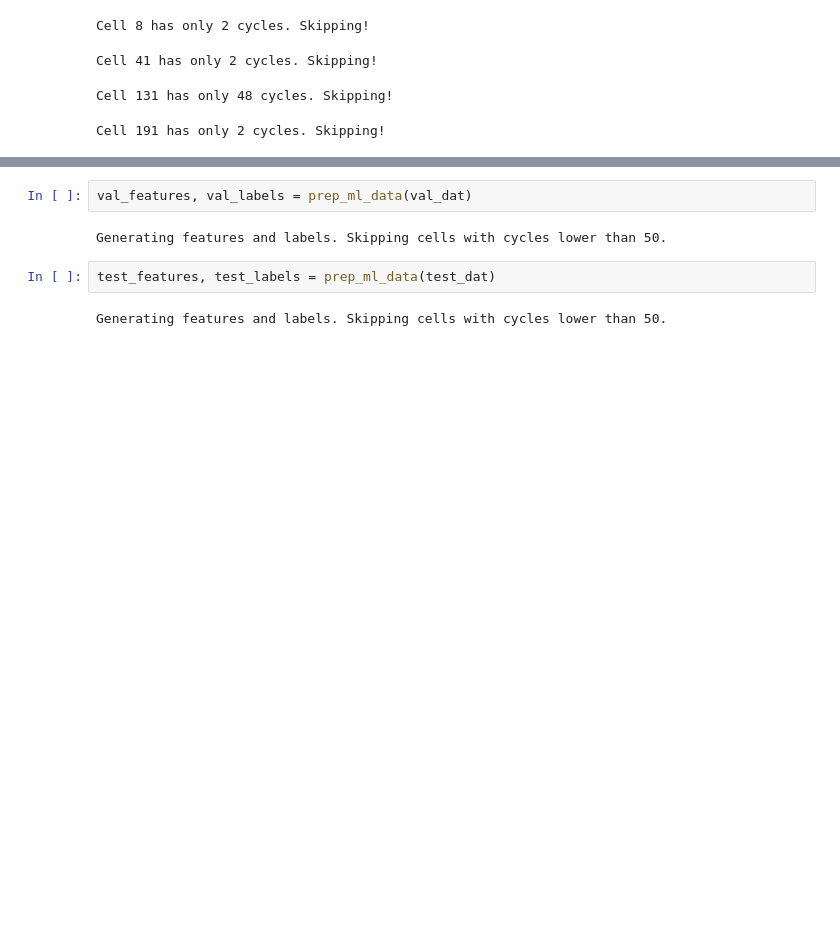
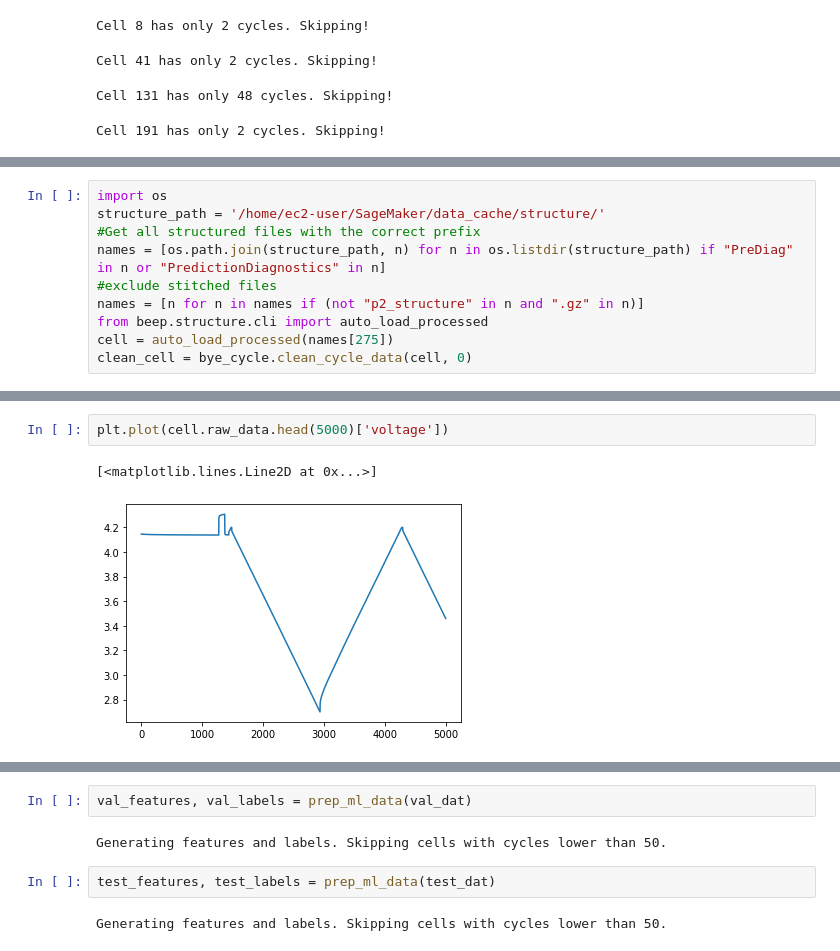
Before and after one commit to TRI-AMDD/bye-cycle, a Jupyter notebook: examples/ml_20_cycles.ipynb, the cells around one changed output, grey strips where cells are left out. Drawn from its saved outputs; the diff is of its cells as text; blank space fills up the shorter version.

```diff
--- a/examples/ml_20_cycles.ipynb
+++ b/examples/ml_20_cycles.ipynb
@@ -73,0 +112,10 @@ Cell 191 has only 2 cycles. Skipping!
+# %%
+import os
+structure_path = '/home/ec2-user/SageMaker/data_cache/structure/'
+#Get all structured files with the correct prefix
+names = [os.path.join(structure_path, n) for n in os.listdir(structure_path) if "PreDiag" in n or "PredictionDiagnostics" in n]
+#exclude stitched files
+names = [n for n in names if (not "p2_structure" in n and ".gz" in n)]
+from beep.structure.cli import auto_load_processed
+cell = auto_load_processed(names[275])
+clean_cell = bye_cycle.clean_cycle_data(cell, 0)
@@ -73,0 +139,5 @@ Cell 191 has only 2 cycles. Skipping!
+# %%
+plt.plot(cell.raw_data.head(5000)['voltage'])
+# %% [output]
+[<matplotlib.lines.Line2D at 0x...>]
+[figure, added]
```
Also changed, not shown: parts of 25 cells of this notebook, 2 other files.
